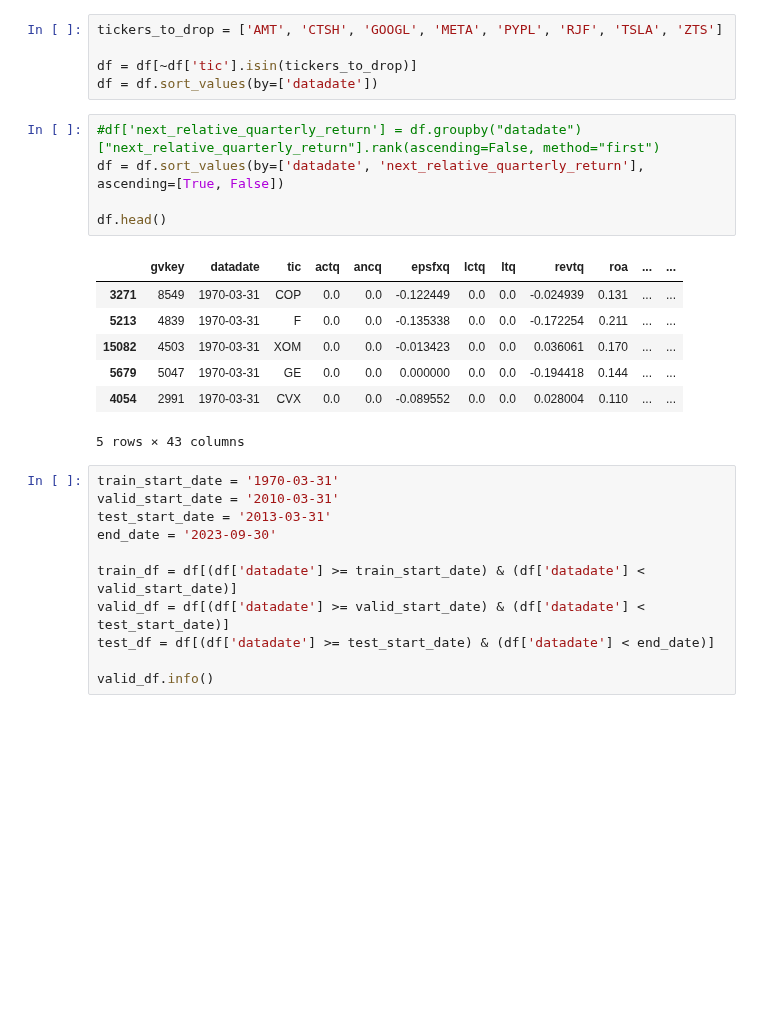
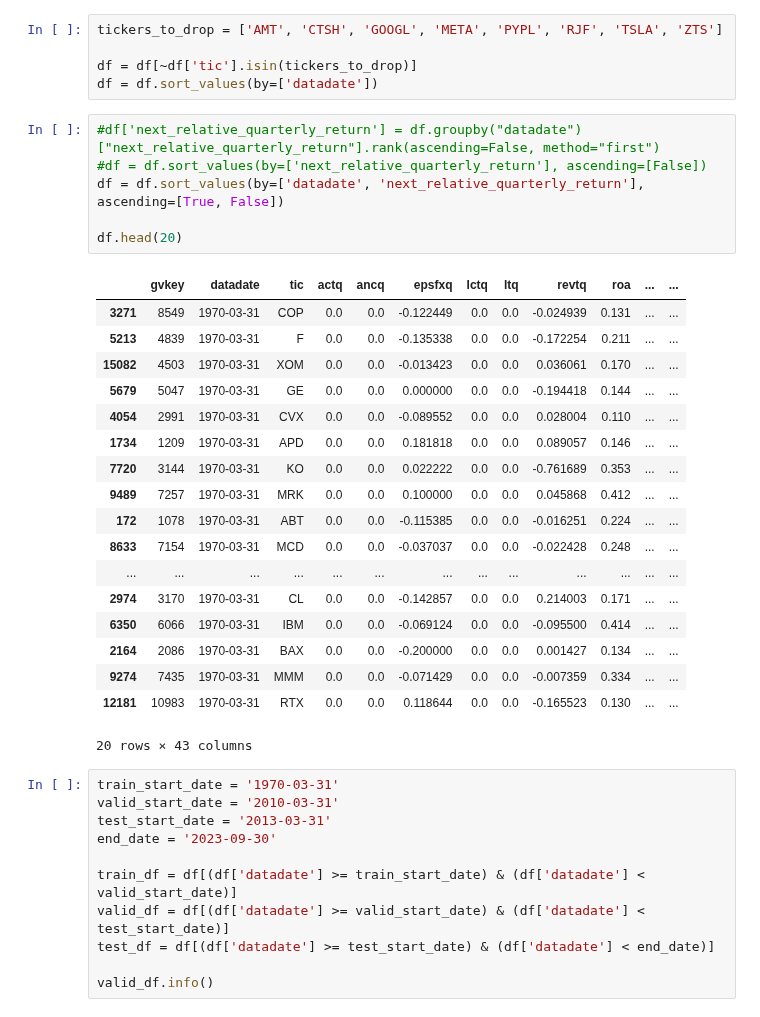
Before and after one commit to edocampione/4YP, a Jupyter notebook: models/global (ranking).ipynb, the cells around one changed output. Saved outputs shown, nothing was run; the diff lists cells and outputs as text; blank space fills up the shorter version.

```diff
--- a/models/global (ranking).ipynb
+++ b/models/global (ranking).ipynb
@@ -138,17 +138,29 @@ df = df[~df['tic'].isin(tickers_to_drop)]
 df = df.sort_values(by=['datadate'])
 # %%
 #df['next_relative_quarterly_return'] = df.groupby("datadate")["next_relative_quarterly_return"].rank(ascending=False, method="first")
+#df = df.sort_values(by=['next_relative_quarterly_return'], ascending=[False])
 df = df.sort_values(by=['datadate', 'next_relative_quarterly_return'], ascending=[True, False])
 
-df.head()
+df.head(20)
 # %% [output]
 |  | gvkey | datadate | tic | actq | ancq | epsfxq | lctq | ltq | revtq | roa | ... | ... |
 | 3271 | 8549 | 1970-03-31 | COP | 0.0 | 0.0 | -0.122449 | 0.0 | 0.0 | -0.024939 | 0.131 | ... | ... |
 | 5213 | 4839 | 1970-03-31 | F | 0.0 | 0.0 | -0.135338 | 0.0 | 0.0 | -0.172254 | 0.211 | ... | ... |
 | 15082 | 4503 | 1970-03-31 | XOM | 0.0 | 0.0 | -0.013423 | 0.0 | 0.0 | 0.036061 | 0.170 | ... | ... |
 | 5679 | 5047 | 1970-03-31 | GE | 0.0 | 0.0 | 0.000000 | 0.0 | 0.0 | -0.194418 | 0.144 | ... | ... |
 | 4054 | 2991 | 1970-03-31 | CVX | 0.0 | 0.0 | -0.089552 | 0.0 | 0.0 | 0.028004 | 0.110 | ... | ... |
+| 1734 | 1209 | 1970-03-31 | APD | 0.0 | 0.0 | 0.181818 | 0.0 | 0.0 | 0.089057 | 0.146 | ... | ... |
+| 7720 | 3144 | 1970-03-31 | KO | 0.0 | 0.0 | 0.022222 | 0.0 | 0.0 | -0.761689 | 0.353 | ... | ... |
+| 9489 | 7257 | 1970-03-31 | MRK | 0.0 | 0.0 | 0.100000 | 0.0 | 0.0 | 0.045868 | 0.412 | ... | ... |
+| 172 | 1078 | 1970-03-31 | ABT | 0.0 | 0.0 | -0.115385 | 0.0 | 0.0 | -0.016251 | 0.224 | ... | ... |
+| 8633 | 7154 | 1970-03-31 | MCD | 0.0 | 0.0 | -0.037037 | 0.0 | 0.0 | -0.022428 | 0.248 | ... | ... |
+| ... | ... | ... | ... | ... | ... | ... | ... | ... | ... | ... | ... | ... |
+| 2974 | 3170 | 1970-03-31 | CL | 0.0 | 0.0 | -0.142857 | 0.0 | 0.0 | 0.214003 | 0.171 | ... | ... |
+| 6350 | 6066 | 1970-03-31 | IBM | 0.0 | 0.0 | -0.069124 | 0.0 | 0.0 | -0.095500 | 0.414 | ... | ... |
+| 2164 | 2086 | 1970-03-31 | BAX | 0.0 | 0.0 | -0.200000 | 0.0 | 0.0 | 0.001427 | 0.134 | ... | ... |
+| 9274 | 7435 | 1970-03-31 | MMM | 0.0 | 0.0 | -0.071429 | 0.0 | 0.0 | -0.007359 | 0.334 | ... | ... |
+| 12181 | 10983 | 1970-03-31 | RTX | 0.0 | 0.0 | 0.118644 | 0.0 | 0.0 | -0.165523 | 0.130 | ... | ... |
-5 rows × 43 columns
+20 rows × 43 columns
 # %%
 train_start_date = '1970-03-31'
 valid_start_date = '2010-03-31'
```
Also changed, not shown: parts of 7 cells of this notebook, 2 other files.
